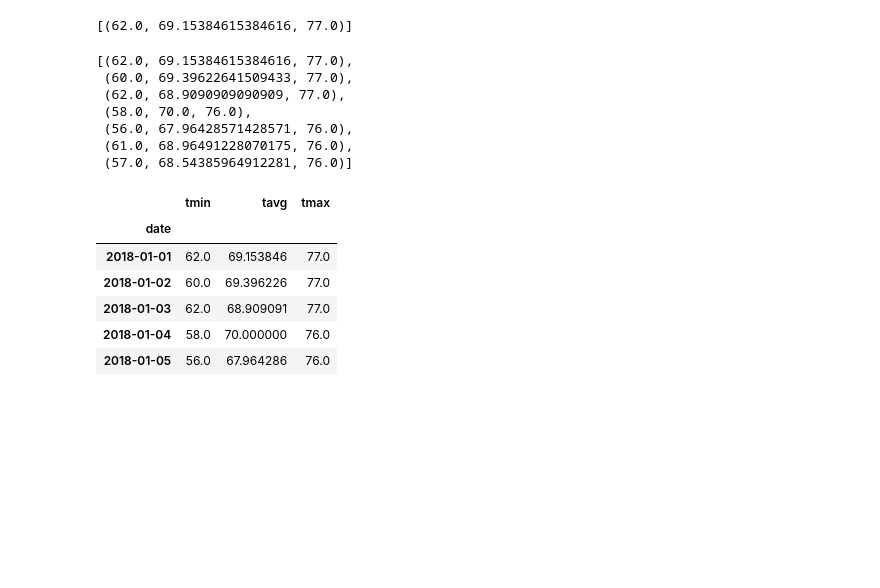
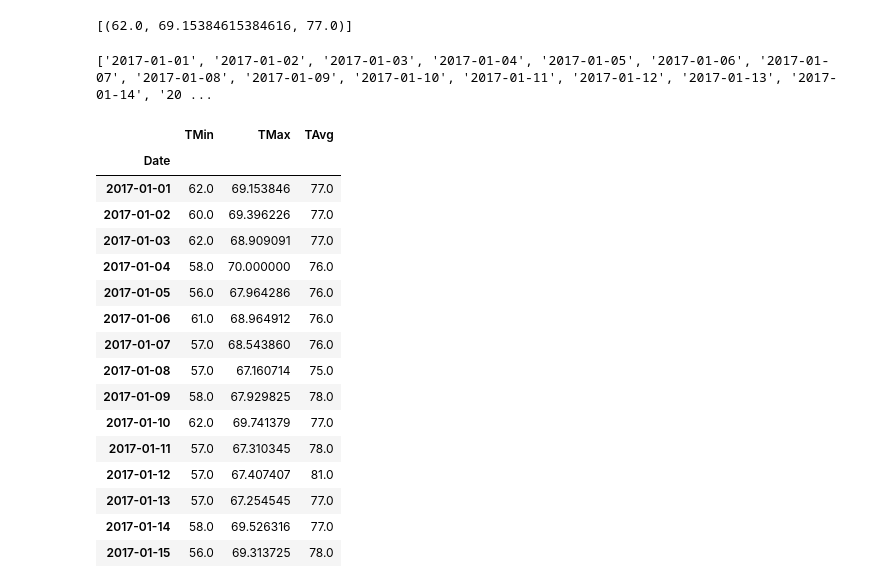
Before and after one commit to zuhair21993/sqlalchemy-challenge, a Jupyter notebook: Instructions/climate_starter.ipynb, the cells around one changed output. Saved outputs shown, nothing was run; the diff lists cells and outputs as text; code cells hidden in the pictures; blank space fills up the shorter version.

```diff
--- a/Instructions/climate_starter.ipynb
+++ b/Instructions/climate_starter.ipynb
@@ -238,27 +238,55 @@ daily_normals("01-01")
 # push each tuple of calculations into a list called `normals`
 
 # Set the start and end date of the trip
+trip_start_date = dt.date(2017,1,1)
+trip_end_date = dt.date(2017,1,15)
 
 # Use the start and end date to create a range of dates
+# Stip off the year and save a list of %m-%d strings
+# Loop through the list of %m-%d strings and calculate the normals for each date
 
-# Stip off the year and save a list of %m-%d strings
+normal_trip_start_date = dt.datetime.strftime(trip_start_date, "%m-%d")
+normal_trip_end_date = dt.datetime.strftime(trip_end_date, "%m-%d")
 
-# Loop through the list of %m-%d strings and calculate the normals for each date
+trip_date = []
+normals = []
+
+#https://stackoverflow.com/questions/1060279/iterating-through-a-range-of-dates-in-python
+daterange = pd.date_range(trip_start_date, trip_end_date)
+
+for single_date in daterange:
+    date = single_date.strftime("%Y-%m-%d")
+    trip_date.append(date)
+
+#same loop above just modifed dateformat to call the function
+for date in daterange:
+    date = date.strftime("%m-%d")
+    normal = np.ravel(daily_normals(date))
+    normals.append(normal)
+print(trip_date, normals)
 # %% [output]
-[(62.0, 69.15384615384616, 77.0),
- (60.0, 69.39622641509433, 77.0),
- (62.0, 68.9090909090909, 77.0),
- (58.0, 70.0, 76.0),
- (56.0, 67.96428571428571, 76.0),
- (61.0, 68.96491228070175, 76.0),
- (57.0, 68.54385964912281, 76.0)]
+['2017-01-01', '2017-01-02', '2017-01-03', '2017-01-04', '2017-01-05', '2017-01-06', '2017-01-07', '2017-01-08', '2017-01-09', '2017-01-10', '2017-01-11', '2017-01-12', '2017-01-13', '2017-01-14', '20 ...
 # %%
 # Load the previous query results into a Pandas DataFrame and add the `trip_dates` range as the `date` index
+df_normal = pd.DataFrame(normals).rename(columns={0: "TMin", 1:"TMax", 2:"TAvg"})
+df_normal["Date"] = trip_date
+df_normal.set_index("Date", inplace=True)
+df_normal
 # %% [output]
-|  | tmin | tavg | tmax |
-| date |  |  |  |
-| 2018-01-01 | 62.0 | 69.153846 | 77.0 |
-| 2018-01-02 | 60.0 | 69.396226 | 77.0 |
-| 2018-01-03 | 62.0 | 68.909091 | 77.0 |
-| 2018-01-04 | 58.0 | 70.000000 | 76.0 |
-| 2018-01-05 | 56.0 | 67.964286 | 76.0 |
+|  | TMin | TMax | TAvg |
+| Date |  |  |  |
+| 2017-01-01 | 62.0 | 69.153846 | 77.0 |
+| 2017-01-02 | 60.0 | 69.396226 | 77.0 |
+| 2017-01-03 | 62.0 | 68.909091 | 77.0 |
+| 2017-01-04 | 58.0 | 70.000000 | 76.0 |
+| 2017-01-05 | 56.0 | 67.964286 | 76.0 |
+| 2017-01-06 | 61.0 | 68.964912 | 76.0 |
+| 2017-01-07 | 57.0 | 68.543860 | 76.0 |
+| 2017-01-08 | 57.0 | 67.160714 | 75.0 |
+| 2017-01-09 | 58.0 | 67.929825 | 78.0 |
+| 2017-01-10 | 62.0 | 69.741379 | 77.0 |
+| 2017-01-11 | 57.0 | 67.310345 | 78.0 |
+| 2017-01-12 | 57.0 | 67.407407 | 81.0 |
+| 2017-01-13 | 57.0 | 67.254545 | 77.0 |
+| 2017-01-14 | 58.0 | 69.526316 | 77.0 |
+| 2017-01-15 | 56.0 | 69.313725 | 78.0 |
```
Also changed, not shown: parts of 5 cells of this notebook, 1 other file.
